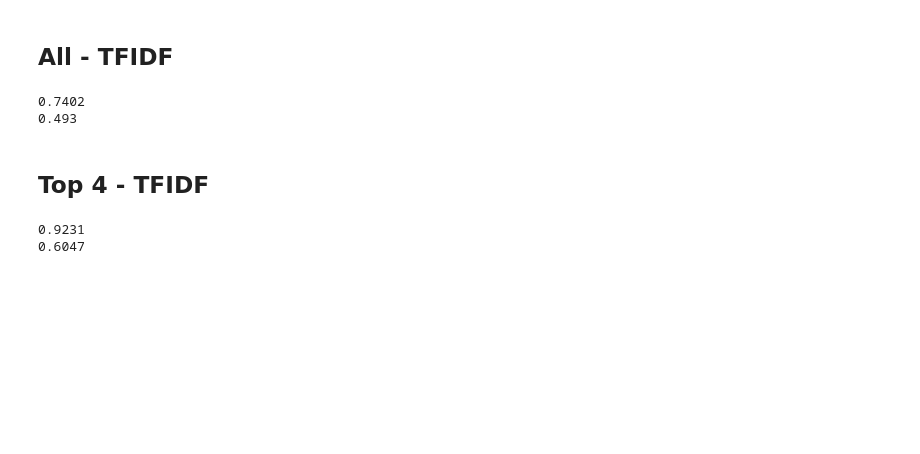
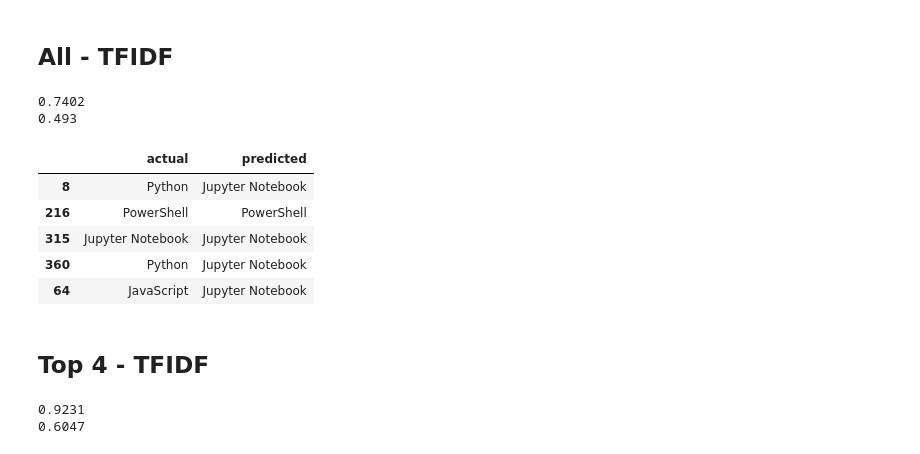
Before and after one commit to github-nlp-project/nlp-project, a Jupyter notebook: repo_scraping_test.ipynb, the cells around one changed output. Cells and saved outputs as stored; diff of their text form; code cells hidden in the pictures; blank space fills up the shorter version.

```diff
--- a/repo_scraping_test.ipynb
+++ b/repo_scraping_test.ipynb
@@ -447,6 +447,15 @@ print(round(model.score(X_test, y_test), 4))
 # %% [output]
 0.7402
 0.493
+# %%
+test.head()
+# %% [output]
+|  | actual | predicted |
+| 8 | Python | Jupyter Notebook |
+| 216 | PowerShell | PowerShell |
+| 315 | Jupyter Notebook | Jupyter Notebook |
+| 360 | Python | Jupyter Notebook |
+| 64 | JavaScript | Jupyter Notebook |
 # %% [markdown]
 ## Top 4 - TFIDF
 # %%
```
